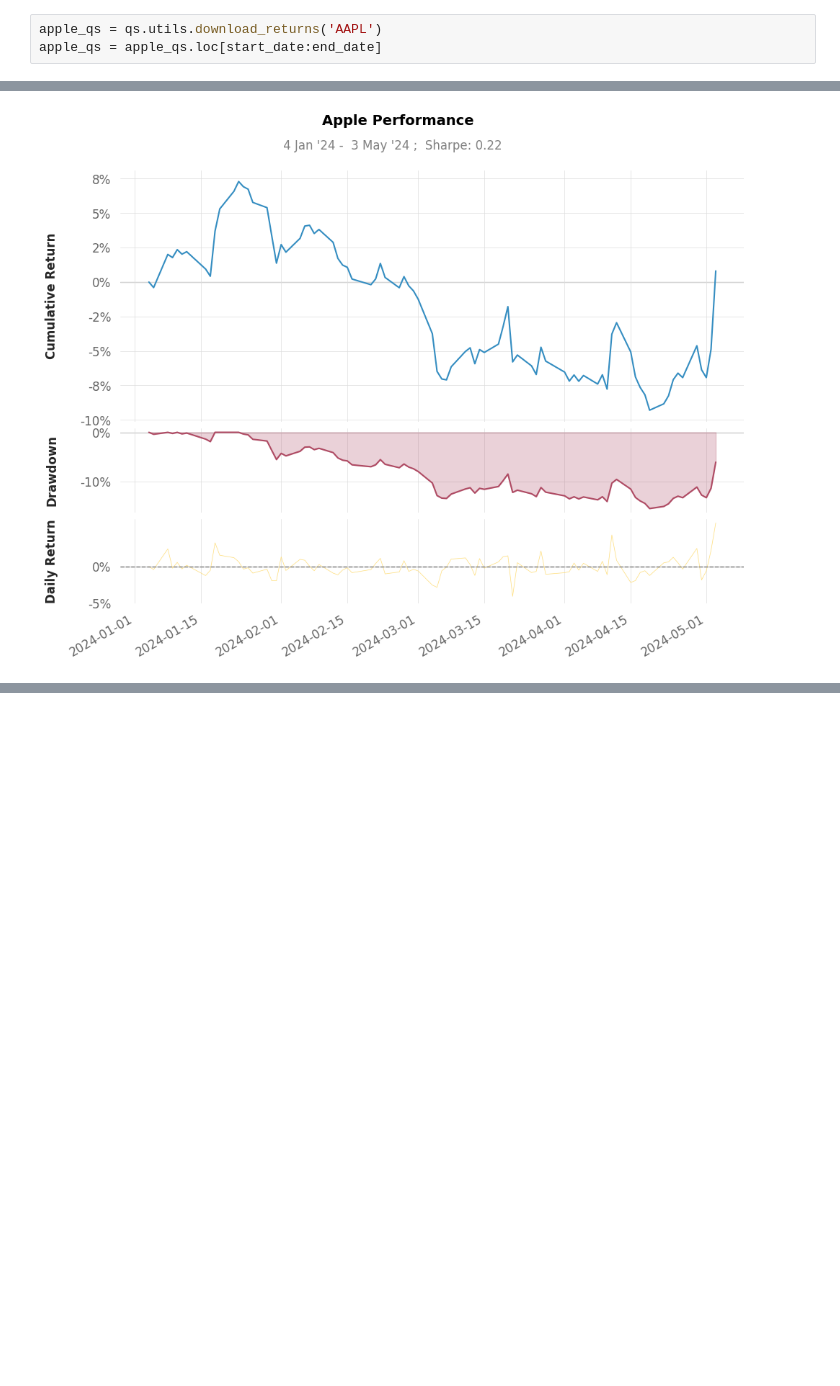
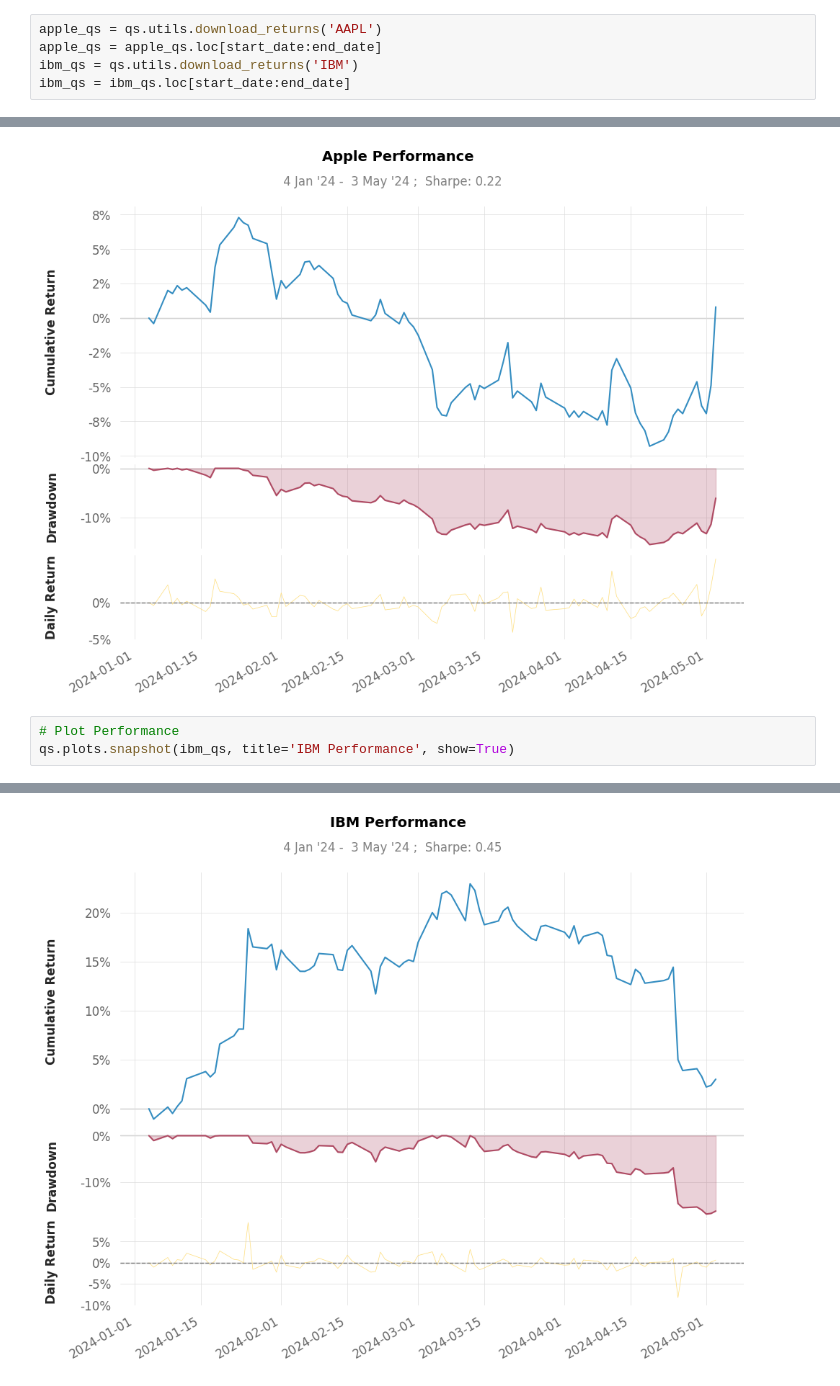
Before and after one commit to mihretgold/Financial-News-and-Stock-Price-Integration, a Jupyter notebook: notebooks/analysis2.ipynb, the cells around one changed output, grey strips where cells are left out. Saved outputs shown, nothing was run; the diff lists cells and outputs as text; blank space fills up the shorter version.

```diff
--- a/notebooks/analysis2.ipynb
+++ b/notebooks/analysis2.ipynb
@@ -216,5 +232,7 @@ import quantstats as qs
 # %%
 apple_qs = qs.utils.download_returns('AAPL')
 apple_qs = apple_qs.loc[start_date:end_date]
+ibm_qs = qs.utils.download_returns('IBM')
+ibm_qs = ibm_qs.loc[start_date:end_date]
 # %% [output]
 [*********************100%%**********************]  1 of 1 completed
@@ -267,3 +297,7 @@ WARNING:matplotlib.font_manager:findfont: Font family 'Arial' not found.
 WARNING:matplotlib.font_manager:findfont: Font family 'Arial' not found.
 WARNING:matplotlib.font_manager:findfont: Font family 'Arial' not found.
 [figure]
+# %%
+# Plot Performance
+qs.plots.snapshot(ibm_qs, title='IBM Performance', show=True)
+# %% [output]
@@ -270,3 +320,4 @@ WARNING:matplotlib.font_manager:findfont: Font family 'Arial' not found.
+[figure, added]
 # %%
 # Calculate Calmar Ratio
 calmar_ratio = qs.stats.calmar(apple_qs)
```
Also changed, not shown: parts of 13 cells of this notebook.
